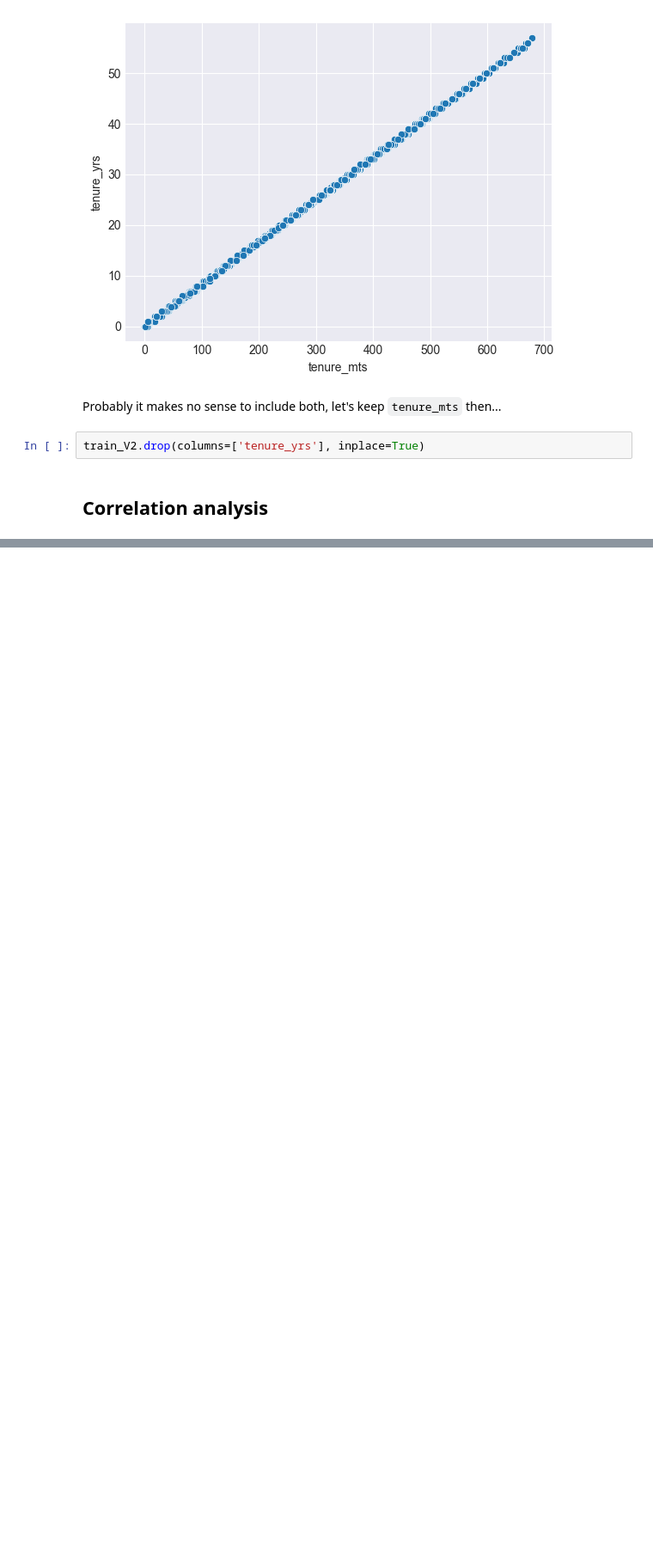
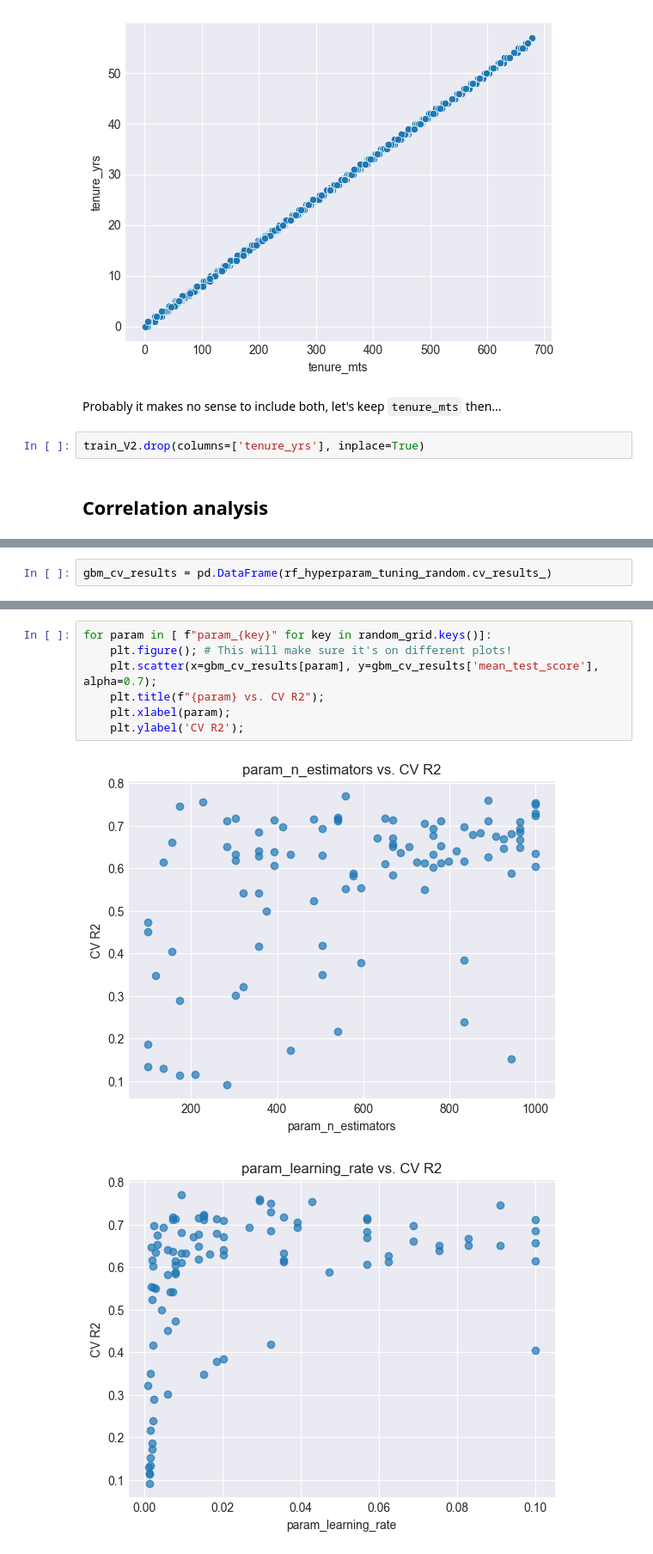
Before and after one commit to Marijkevandesteene/MachineLearning, a Jupyter notebook: EDA_BinoMaiheu.ipynb, the cells around one changed output, grey strips where cells are left out. Shown at 86% size. Saved outputs shown, nothing was run; the diff lists cells and outputs as text; blank space fills up the shorter version.

```diff
--- a/EDA_BinoMaiheu.ipynb
+++ b/EDA_BinoMaiheu.ipynb
@@ -353,0 +518,2 @@ sns.heatmap(corrmat, vmax=1, square=True, linewidth=.5)
+# %%
+gbm_cv_results = pd.DataFrame(rf_hyperparam_tuning_random.cv_results_)
@@ -353,0 +531,10 @@ sns.heatmap(corrmat, vmax=1, square=True, linewidth=.5)
+# %%
+for param in [ f"param_{key}" for key in random_grid.keys()]:
+    plt.figure(); # This will make sure it's on different plots!
+    plt.scatter(x=gbm_cv_results[param], y=gbm_cv_results['mean_test_score'], alpha=0.7);
+    plt.title(f"{param} vs. CV R2");
+    plt.xlabel(param);
+    plt.ylabel('CV R2');
+# %% [output]
+[figure, added]
+[figure, added]
```
Also changed, not shown: parts of 22 cells of this notebook.
